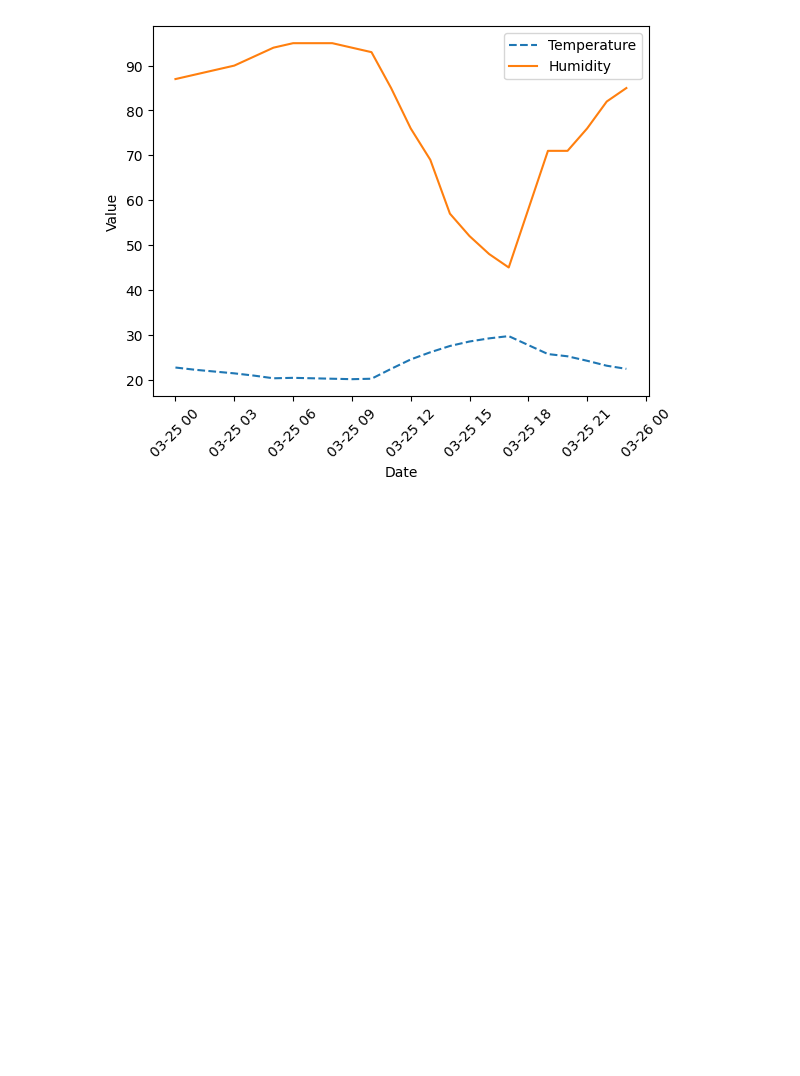
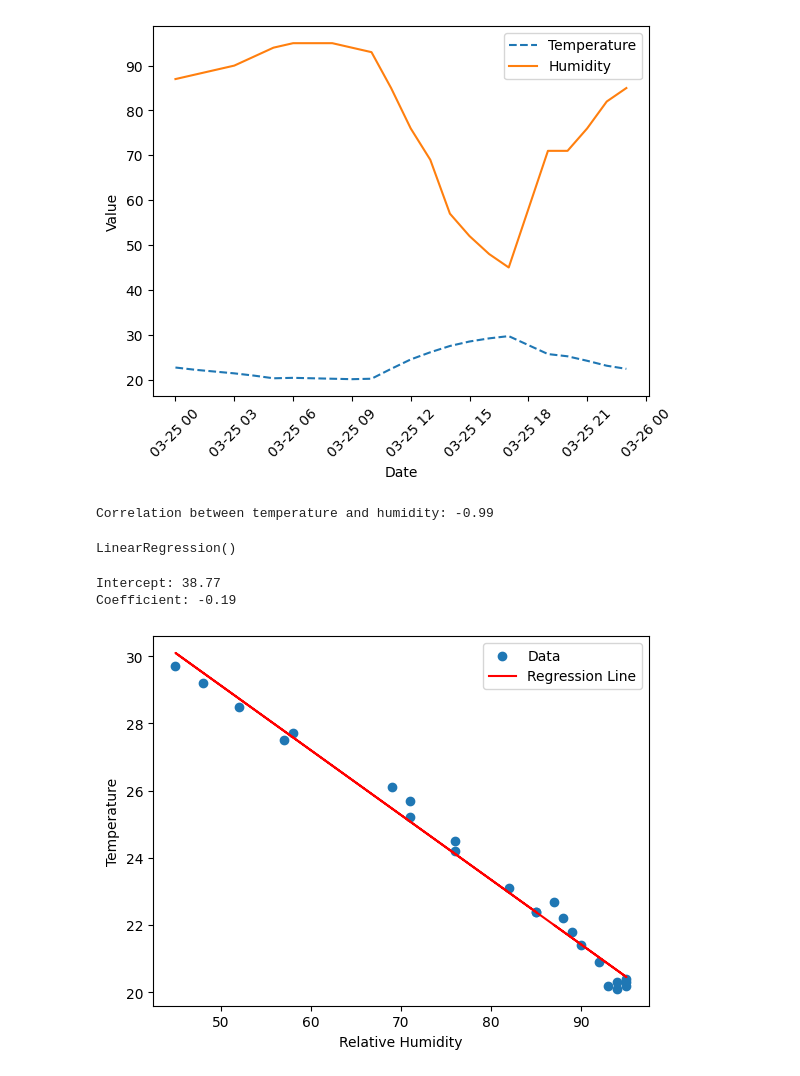
Before and after one commit to Joao-Paulo-de-Oliveira/climate_studies, a Jupyter notebook: main.ipynb, the cells around one changed output. Saved outputs shown, nothing was run; the diff lists cells and outputs as text; code cells hidden in the pictures; blank space fills up the shorter version.

Commit message:
correlation and linear regression

```diff
--- a/main.ipynb
+++ b/main.ipynb
@@ -36,0 +61,28 @@ plt.show()
+# %%
+print(f"Correlation between temperature and humidity: {correl:.2f}")
+# %% [output]
+Correlation between temperature and humidity: -0.99
+# %%
+x = weather_df[['relative_humidity_2m']].values
+y = weather_df['temperature_2m'].values
+# %%
+model = LinearRegression()
+model.fit(x, y)
+# %% [output]
+LinearRegression()
+# %%
+print(f"Intercept: {model.intercept_:.2f}")
+print(f"Coefficient: {model.coef_[0]:.2f}")
+# %% [output]
+Intercept: 38.77
+Coefficient: -0.19
+# %%
+y_pred = model.predict(x)
+plt.scatter(x, y, label='Data')
+plt.plot(x, y_pred, color='red', label='Regression Line')
+plt.xlabel('Relative Humidity')
+plt.ylabel('Temperature')
+plt.legend()
+plt.show()
+# %% [output]
+[figure, added]
```
Also changed, not shown: parts of 8 cells of this notebook.
